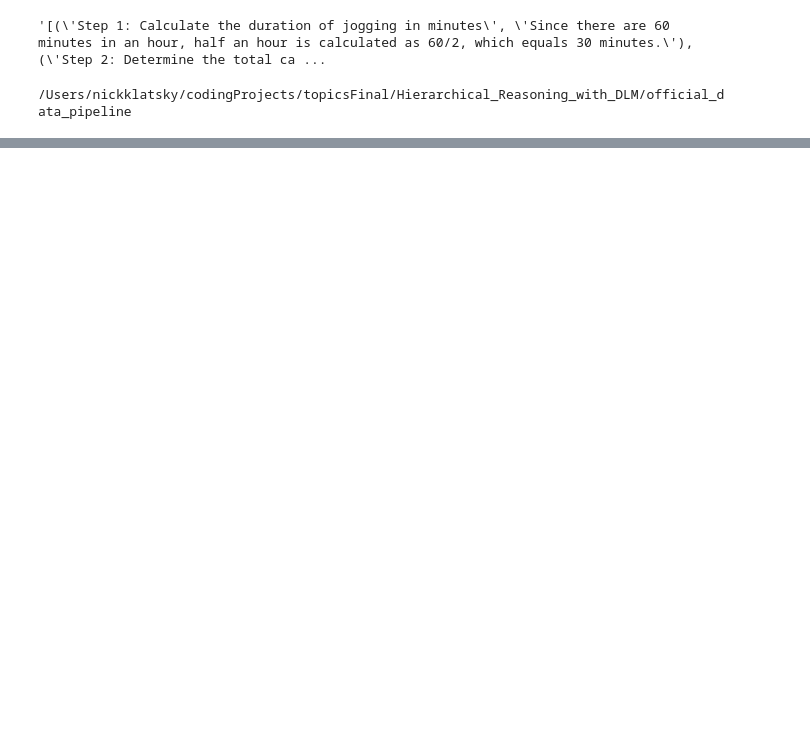
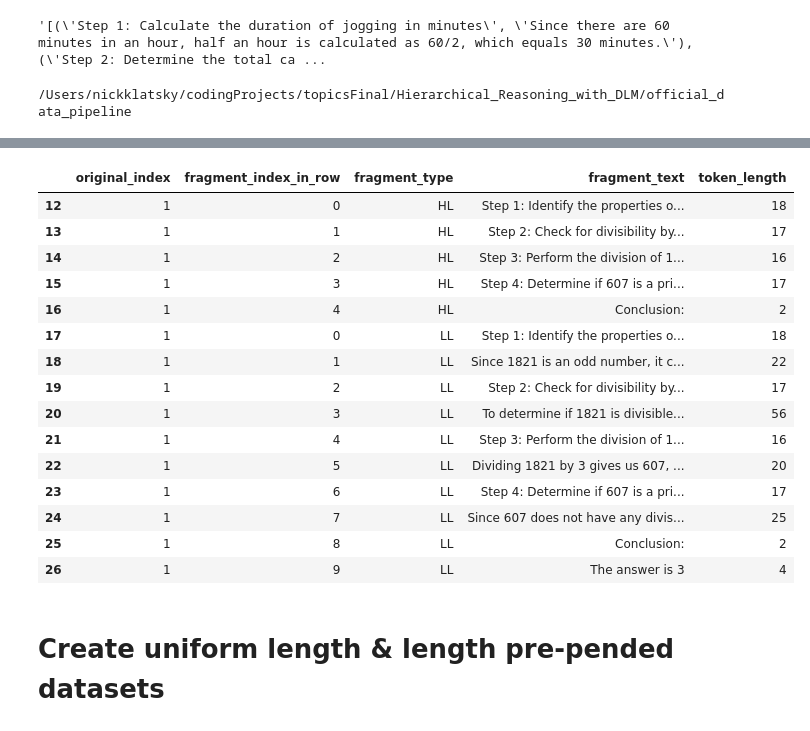
Before and after one commit to Adam-Lalani/Hierarchical_Reasoning_with_DLM, a Jupyter notebook: official_data_pipeline/pipeline.ipynb, the cells around one changed output, grey strips where cells are left out. Cells and saved outputs as stored; diff of their text form; code cells hidden in the pictures; blank space fills up the shorter version.

```diff
--- a/official_data_pipeline/pipeline.ipynb
+++ b/official_data_pipeline/pipeline.ipynb
@@ -57,14 +65,14 @@ for index, row in df.iterrows():
     test_q = row['question']
     test_a = row['answer']
     test_llr = row['LLR']
-    test_hlr = row['HLP']
+    test_hlr = row['HLS']
 
-    test_q_HL = 'Question: ' + test_q + ' High Level Steps: '
+    test_q_HL = 'Question: ' + test_q + " ; " + ' High Level Steps: '
     test_a_HL = ' ; '.join(ast.literal_eval(test_hlr)) + ' '
 
     test_a_LLR = clean_answer(test_a)
 
-    test_full_HL = test_q_HL + test_a_HL
-    test_full = 'Question: ' + test_q + ' Answer: ' + test_a_LLR
+    test_full_HL = test_q_HL + " ; " + test_a_HL
+    test_full = 'Question: ' + test_q + " ; " + ' Answer: ' +  " ; " + test_a_LLR
 
     new_rows.append({"high_level": test_full_HL, "low_level": test_full})
@@ -77,0 +665,21 @@ new_df.to_csv('../data/train_data_raw.csv')
+# %%
+fragments_df[fragments_df['original_index'] == 1]
+# %% [output]
+|  | original_index | fragment_index_in_row | fragment_type | fragment_text | token_length |
+| 12 | 1 | 0 | HL | Step 1: Identify the properties o... | 18 |
+| 13 | 1 | 1 | HL | Step 2: Check for divisibility by... | 17 |
+| 14 | 1 | 2 | HL | Step 3: Perform the division of 1... | 16 |
+| 15 | 1 | 3 | HL | Step 4: Determine if 607 is a pri... | 17 |
+| 16 | 1 | 4 | HL | Conclusion: | 2 |
+| 17 | 1 | 0 | LL | Step 1: Identify the properties o... | 18 |
+| 18 | 1 | 1 | LL | Since 1821 is an odd number, it c... | 22 |
+| 19 | 1 | 2 | LL | Step 2: Check for divisibility by... | 17 |
+| 20 | 1 | 3 | LL | To determine if 1821 is divisible... | 56 |
+| 21 | 1 | 4 | LL | Step 3: Perform the division of 1... | 16 |
+| 22 | 1 | 5 | LL | Dividing 1821 by 3 gives us 607, ... | 20 |
+| 23 | 1 | 6 | LL | Step 4: Determine if 607 is a pri... | 17 |
+| 24 | 1 | 7 | LL | Since 607 does not have any divis... | 25 |
+| 25 | 1 | 8 | LL | Conclusion: | 2 |
+| 26 | 1 | 9 | LL | The answer is 3 | 4 |
+# %% [markdown]
+# Create uniform length & length pre-pended datasets
```
Also changed, not shown: parts of 15 cells of this notebook, 2 other files.
